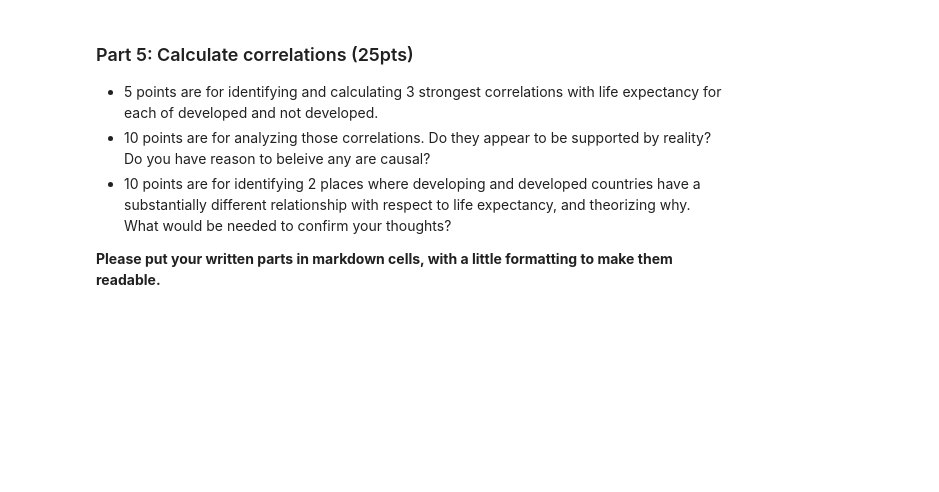
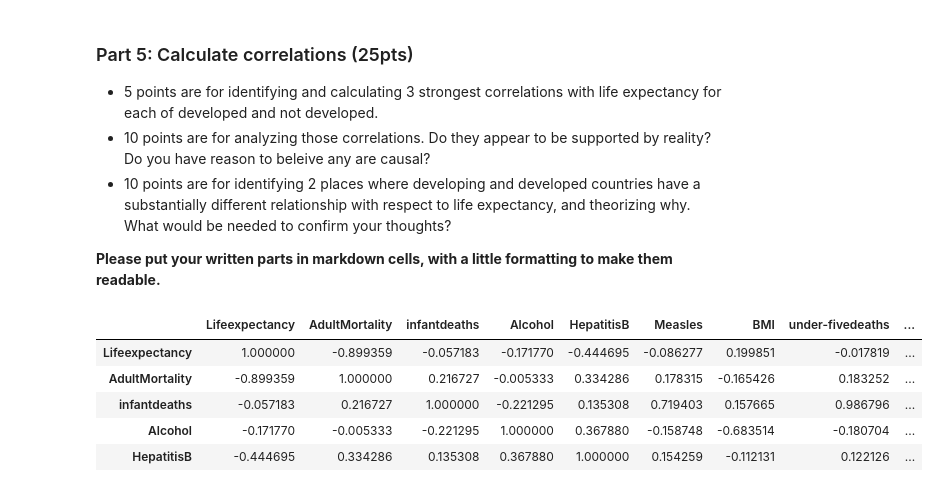
Before and after one commit to CcDenn/BSIP_Assignment_2_Students, a Jupyter notebook: stats_asn_2_start.ipynb, the cells around one changed output. Saved outputs shown, nothing was run; the diff lists cells and outputs as text; code cells hidden in the pictures; blank space fills up the shorter version.

```diff
--- a/stats_asn_2_start.ipynb
+++ b/stats_asn_2_start.ipynb
@@ -303,0 +303,14 @@ sns.pairplot(dfLE2, dropna=True, kind="reg", hue="isDeveloped")
+# %%
+#correlations for developed countries
+dfLE2_corrs= dfLE2.apply(pd.to_numeric, errors='coerce')
+dfLE2_corrs_dev= dfLE2_corrs[dfLE2_corrs["isDeveloped"]== 1]
+dfLE2_corrs_dev=dfLE2_corrs_dev.drop(columns="isDeveloped")
+dfLE2_corrs_dev=dfLE2_corrs_dev.corr()
+dfLE2_corrs_dev.head()
+# %% [output]
+|  | Lifeexpectancy | AdultMortality | infantdeaths | Alcohol | HepatitisB | Measles | BMI | under-fivedeaths | ... |
+| Lifeexpectancy | 1.000000 | -0.899359 | -0.057183 | -0.171770 | -0.444695 | -0.086277 | 0.199851 | -0.017819 | ... |
+| AdultMortality | -0.899359 | 1.000000 | 0.216727 | -0.005333 | 0.334286 | 0.178315 | -0.165426 | 0.183252 | ... |
+| infantdeaths | -0.057183 | 0.216727 | 1.000000 | -0.221295 | 0.135308 | 0.719403 | 0.157665 | 0.986796 | ... |
+| Alcohol | -0.171770 | -0.005333 | -0.221295 | 1.000000 | 0.367880 | -0.158748 | -0.683514 | -0.180704 | ... |
+| HepatitisB | -0.444695 | 0.334286 | 0.135308 | 0.367880 | 1.000000 | 0.154259 | -0.112131 | 0.122126 | ... |
```
Also changed, not shown: parts of 26 cells of this notebook.
